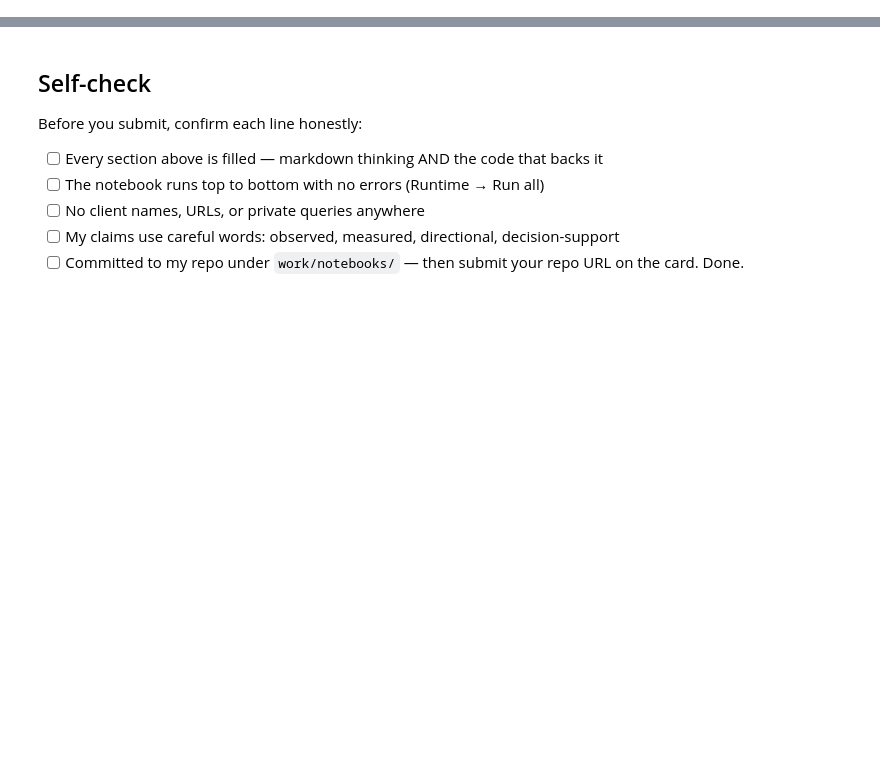
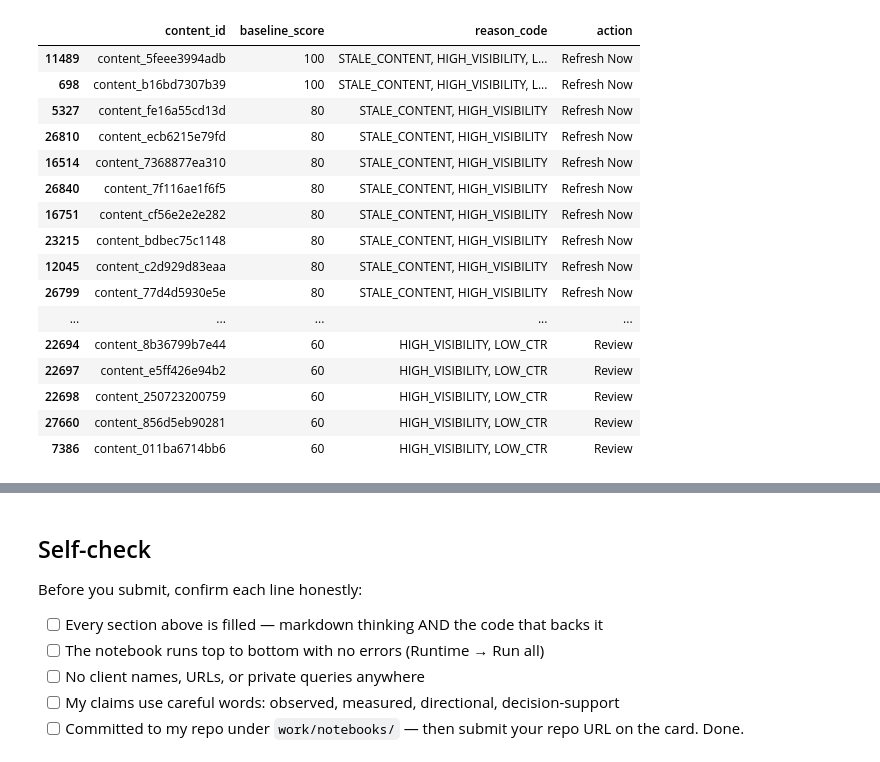
Before and after one commit to yashikasgh/flyrank-ml-internship, a Jupyter notebook: work/notebooks/w04_baseline_score.ipynb, the cells around one changed output, grey strips where cells are left out. Cells and saved outputs as stored; diff of their text form; code cells hidden in the pictures; blank space fills up the shorter version.

```diff
--- a/work/notebooks/w04_baseline_score.ipynb
+++ b/work/notebooks/w04_baseline_score.ipynb
@@ -36,0 +108,79 @@ This skeleton is yours to fill. Work the sections **in order** — each one has
+# %%
+import pandas as pd
+import os
+
+# Load starter dataset
+df = pd.read_csv("content_refresh_anonymized.csv")
+
+# Rule conditions
+impression_threshold = df["impressions_90d"].median()
+
+df["stale"] = (df["days_since_last_update"] >= 180).astype(int)
+df["high_visibility"] = (df["impressions_90d"] >= impression_threshold).astype(int)
+df["low_ctr"] = (df["ctr"] < df["ctr"].median()).astype(int)
+
+# Baseline score
+df["baseline_score"] = (
+    40 * df["stale"] +
+    40 * df["high_visibility"] +
+    20 * df["low_ctr"]
+)
+
+# Reason codes
+def get_reason(row):
+    reasons = []
+
+    if row["stale"]:
+        reasons.append("STALE_CONTENT")
+    if row["high_visibility"]:
+        reasons.append("HIGH_VISIBILITY")
+    if row["low_ctr"]:
+        reasons.append("LOW_CTR")
+
+    return ", ".join(reasons) if reasons else "NONE"
+
+df["reason_code"] = df.apply(get_reason, axis=1)
+
+# Action labels
+def get_action(score):
+    if score >= 80:
+        return "Refresh Now"
+    elif score >= 40:
+        return "Review"
+    else:
+        return "No Action"
+
+df["action"] = df["baseline_score"].apply(get_action)
+
+# Ranked queue
+baseline_queue = df.sort_values(
+    by="baseline_score",
+    ascending=False
+)
+
+# Save CSV
+os.makedirs("work/outputs", exist_ok=True)
+
+baseline_queue[
+    [
+        "content_id",
+        "baseline_score",
+        "reason_code",
+        "action"
+    ]
+].to_csv(
+    "work/outputs/baseline_action_score.csv",
+    index=False
+)
+
+print("CSV saved to work/outputs/baseline_action_score.csv")
+
+baseline_queue[
+    [
+        "content_id",
+        "baseline_score",
+        "reason_code",
+        "action"
+    ]
+].head(20)
+# %% [output]
@@ -36,0 +188,17 @@ This skeleton is yours to fill. Work the sections **in order** — each one has
+|  | content_id | baseline_score | reason_code | action |
+| 11489 | content_5feee3994adb | 100 | STALE_CONTENT, HIGH_VISIBILITY, L... | Refresh Now |
+| 698 | content_b16bd7307b39 | 100 | STALE_CONTENT, HIGH_VISIBILITY, L... | Refresh Now |
+| 5327 | content_fe16a55cd13d | 80 | STALE_CONTENT, HIGH_VISIBILITY | Refresh Now |
+| 26810 | content_ecb6215e79fd | 80 | STALE_CONTENT, HIGH_VISIBILITY | Refresh Now |
+| 16514 | content_7368877ea310 | 80 | STALE_CONTENT, HIGH_VISIBILITY | Refresh Now |
+| 26840 | content_7f116ae1f6f5 | 80 | STALE_CONTENT, HIGH_VISIBILITY | Refresh Now |
+| 16751 | content_cf56e2e2e282 | 80 | STALE_CONTENT, HIGH_VISIBILITY | Refresh Now |
+| 23215 | content_bdbec75c1148 | 80 | STALE_CONTENT, HIGH_VISIBILITY | Refresh Now |
+| 12045 | content_c2d929d83eaa | 80 | STALE_CONTENT, HIGH_VISIBILITY | Refresh Now |
+| 26799 | content_77d4d5930e5e | 80 | STALE_CONTENT, HIGH_VISIBILITY | Refresh Now |
+| ... | ... | ... | ... | ... |
+| 22694 | content_8b36799b7e44 | 60 | HIGH_VISIBILITY, LOW_CTR | Review |
+| 22697 | content_e5ff426e94b2 | 60 | HIGH_VISIBILITY, LOW_CTR | Review |
+| 22698 | content_250723200759 | 60 | HIGH_VISIBILITY, LOW_CTR | Review |
+| 27660 | content_856d5eb90281 | 60 | HIGH_VISIBILITY, LOW_CTR | Review |
+| 7386 | content_011ba6714bb6 | 60 | HIGH_VISIBILITY, LOW_CTR | Review |
```
Also changed, not shown: parts of 16 cells of this notebook.
